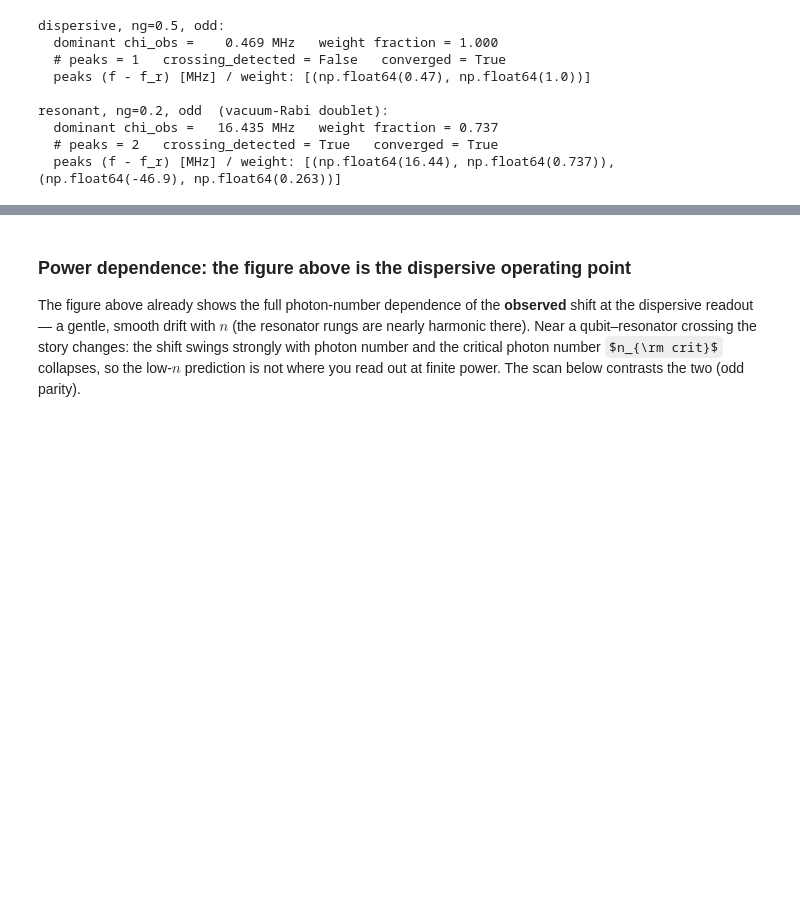
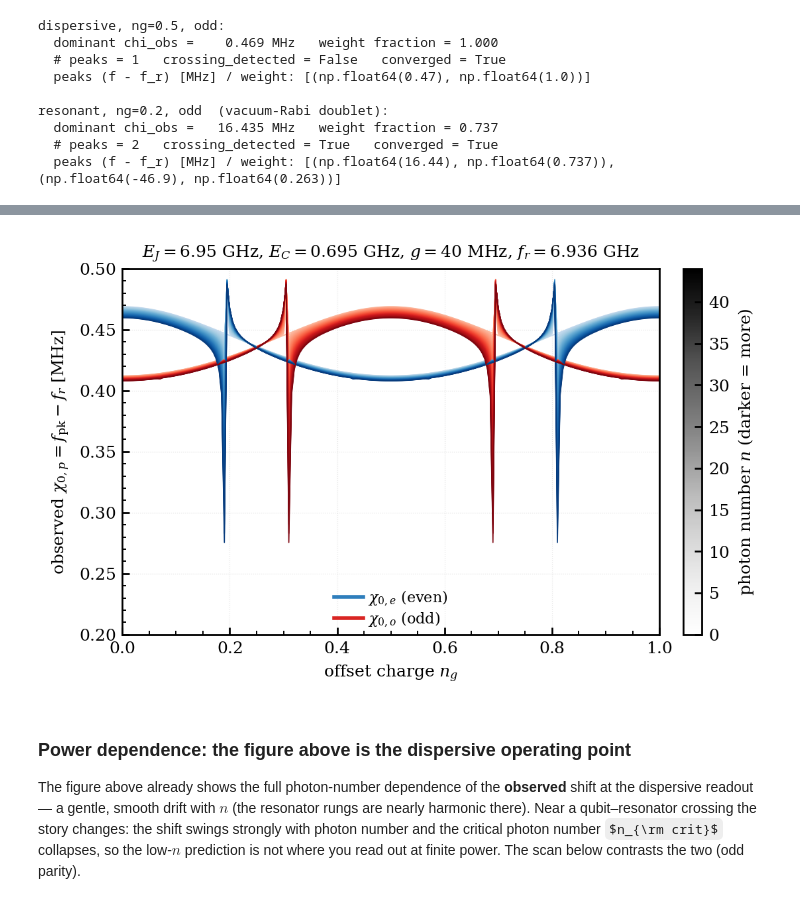
Before and after one commit to WashU-Astroparticle-Lab/qpd, a Jupyter notebook: notebooks/qpd_jc.ipynb, the cells around one changed output, grey strips where cells are left out. Saved outputs shown, nothing was run; the diff lists cells and outputs as text; code cells hidden in the pictures; some formulas as TeX source; blank space fills up the shorter version.

```diff
--- a/notebooks/qpd_jc.ipynb
+++ b/notebooks/qpd_jc.ipynb
@@ -762,34 +768,36 @@ with plt.style.context(QPD._style_path):
     for n in range(n_max_safe):
         shade = 0.25 + 0.7 * n / max(n_max_safe - 1, 1)
         ax.plot(ng_grid, chi_obs_even[:, n] / MHZ, color=cmap_even(shade), lw=0.6)
         ax.plot(ng_grid, chi_obs_odd[:, n]  / MHZ, color=cmap_odd(shade),  lw=0.6)
 
     ax.set_xlim(0, 1)
-    ax.set_ylim(0, 0.5)
+    ax.set_ylim(0.2, 0.5)
     ax.set_xlabel(r'offset charge $n_g$')
     ax.set_ylabel(r'observed $\chi_{0,p}=f_{\rm pk}-f_r$ [MHz]')
     title_parts = [
         f'$E_J={qpd.e_j_hz/GHZ:.2f}$ GHz',
         f'$E_C={qpd.e_c_hz/GHZ:.3f}$ GHz',
         f'$g={COUPLING_G_HZ_S9/MHZ:.0f}$ MHz',
         f'$f_r={RESONATOR_FREQ_HZ/GHZ:.3f}$ GHz',
     ]
     ax.set_title(', '.join(title_parts), fontsize=9)
     ax.minorticks_on()
     ax.grid(alpha=0.3)
 
     sm = cm.ScalarMappable(cmap=cm.get_cmap('Greys'),
                            norm=mpl.colors.Normalize(0, n_max_safe - 1))
     sm.set_array([])
     cbar = fig.colorbar(sm, ax=ax, pad=0.02)
     cbar.set_label(r'photon number $n$ (darker = more)')
 
     handles = [
         Line2D([0], [0], color=cmap_even(0.7), lw=2, label=r'$\chi_{0,e}$ (even)'),
         Line2D([0], [0], color=cmap_odd(0.7),  lw=2, label=r'$\chi_{0,o}$ (odd)'),
     ]
     ax.legend(handles=handles, loc='lower center', fontsize=8)
 plt.show()
+# %% [output]
+[figure, added]
 # %% [markdown]
 ### Power dependence: the figure above is the dispersive operating point
 
```
Also changed, not shown: parts of 8 cells of this notebook.
